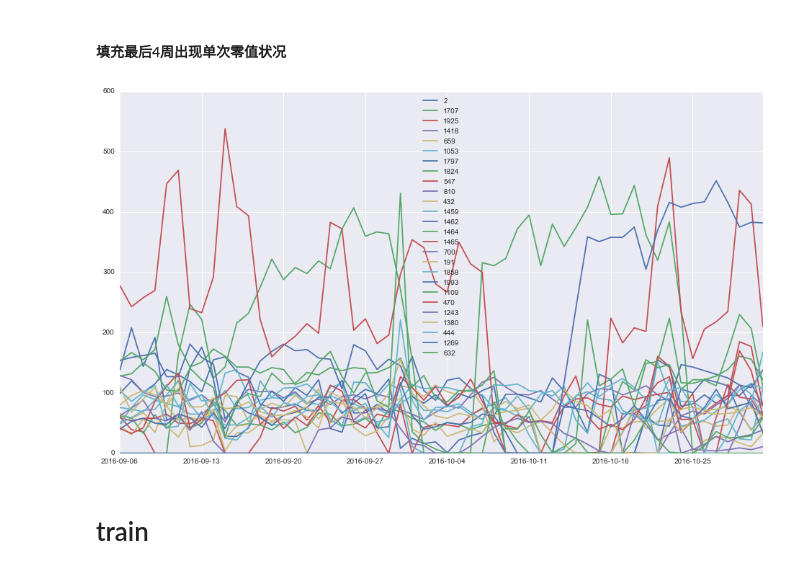
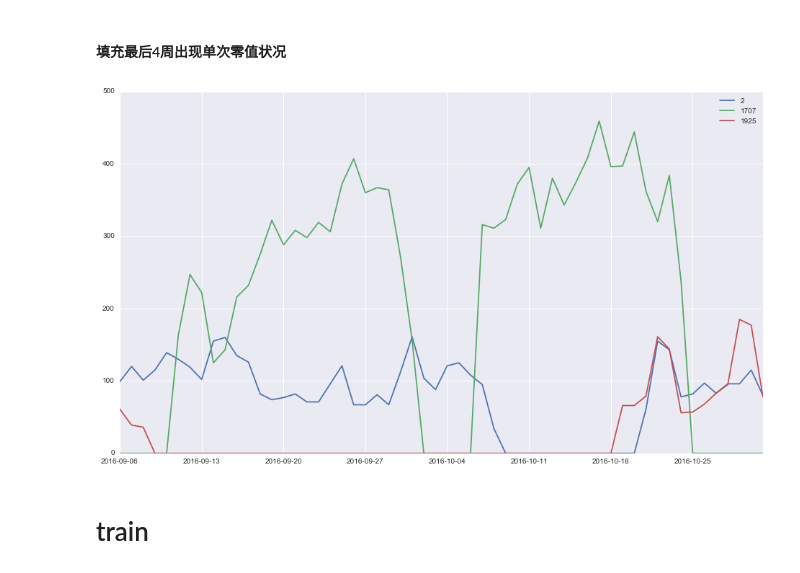
Before and after one commit to wakemeup-xyz/TianChi_IJCAI-17_sales_prediction_code, a Jupyter notebook: regression.ipynb, the cells around one changed output. Drawn from its saved outputs; the diff is of its cells as text; code cells hidden in the pictures.

```diff
--- a/regression.ipynb
+++ b/regression.ipynb
@@ -84,7 +105,7 @@ ids_zero_morethan1_count_in_last_three_week = [2, 1707, 1925, 1418, 659, 1053, 1
 # %%
-draw_ids(ids_zero_morethan1_count_in_last_three_week,start_date='2016-09-06',by_week=True)
+draw_ids(ids_zero_morethan1_count_in_last_three_week[:3],start_date='2016-09-06',by_week=True)
 # %% [output]
-[figure, old version]
+[figure, new version]
 # %% [markdown]
 # train
 # %%
```
Also changed, not shown: parts of 3 cells of this notebook.
